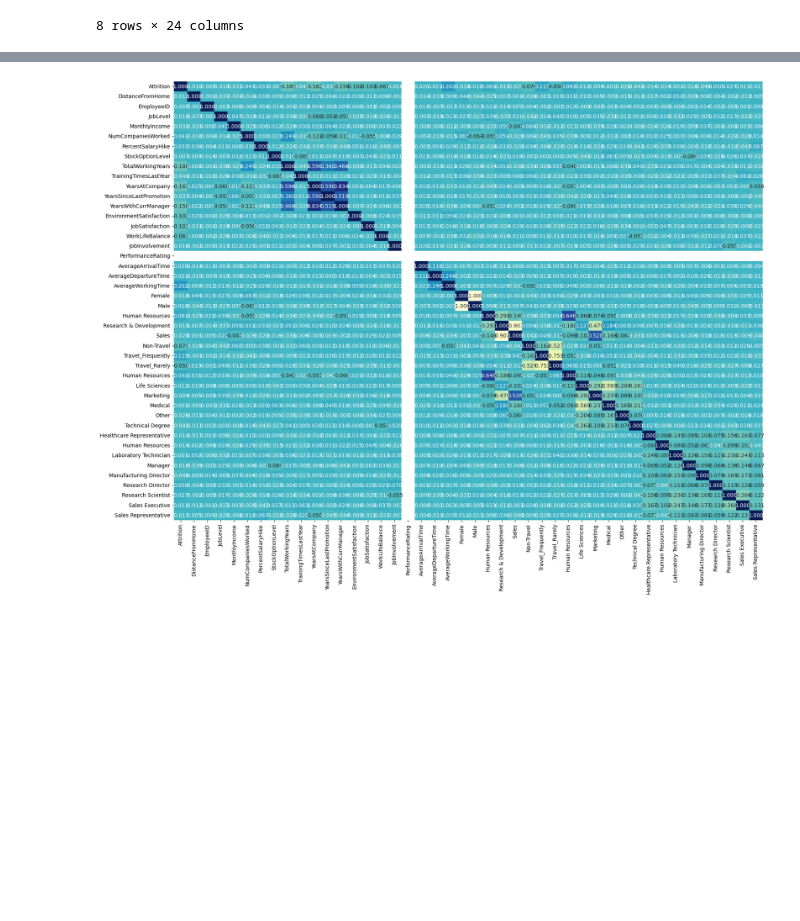
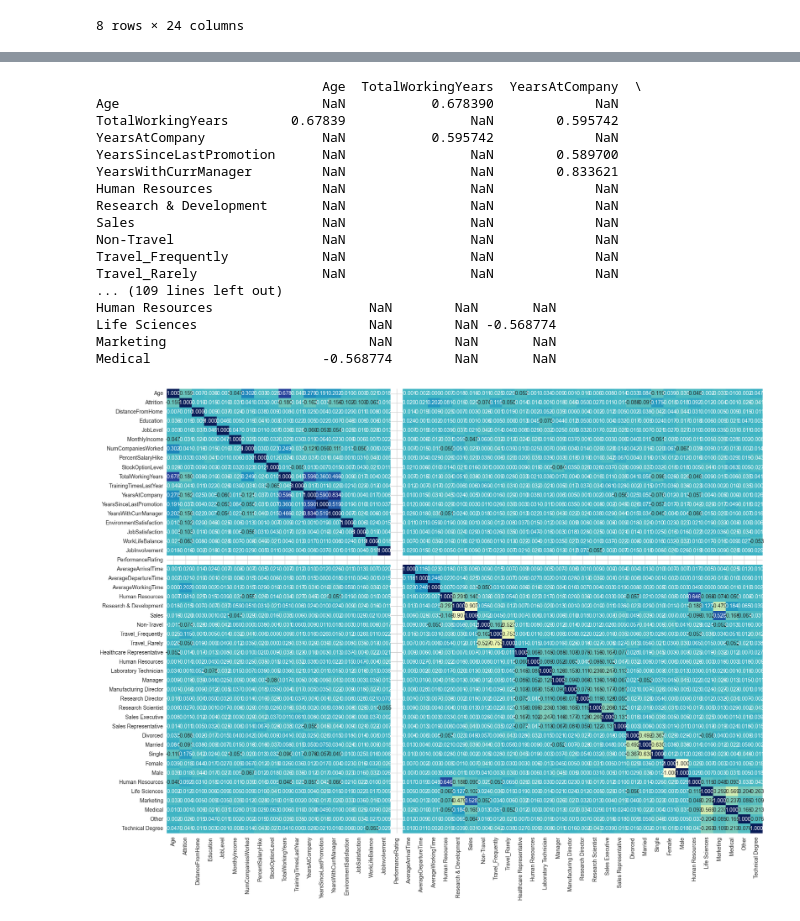
Before and after one commit to En0ri4n/AI-Project, a Jupyter notebook: Project_AI_Group_1.ipynb, the cells around one changed output, grey strips where cells are left out. Cells and saved outputs as stored; diff of their text form; code cells hidden in the pictures; blank space fills up the shorter version.

```diff
--- a/Project_AI_Group_1.ipynb
+++ b/Project_AI_Group_1.ipynb
@@ -108,7 +176,10 @@ full_employee_data.describe()
 # EmployeeCount : All values are 1
 # Over18 : All values are 'Y'
 # StandardHours : All values are 8
-full_employee_data = full_employee_data.drop(['EmployeeCount', 'Over18', 'StandardHours'], axis=1)
+columns_to_drop = ['EmployeeCount', 'Over18', 'StandardHours', 'EmployeeID']
 
-if not is_ethic:
-    full_employee_data = full_employee_data.drop(['Age', 'Education', 'Education', 'MaritalStatus'], axis=1)
+# Drop additional columns if is_ethic is True
+if is_ethic:
+    columns_to_drop += ['Age', 'Education', 'MaritalStatus', 'Gender', 'EducationField']
+
+full_employee_data = full_employee_data.drop(columns_to_drop, axis=1)
@@ -115,13 +194,16 @@ if not is_ethic:
 # %%
 #Encoding
-cat_data = ['Gender', 'Department', 'BusinessTravel', 'EducationField', 'JobRole'] + (['MaritalStatus'] if is_ethic else [])
+cat_data = ['Department', 'BusinessTravel', 'JobRole', 'MaritalStatus', 'Gender', 'EducationField']
+
+# Only encode columns that are still present in the dataframe
 for i in cat_data:
-    vals = pd.get_dummies(full_employee_data[i], sparse=True)
-    full_employee_data = pd.concat([full_employee_data, vals], axis=1)
+    if i in full_employee_data.columns:
+        vals = pd.get_dummies(full_employee_data[i], sparse=True)
+        full_employee_data = pd.concat([full_employee_data, vals], axis=1)
+        full_employee_data = full_employee_data.drop(i, axis=1)
 
+# Map Attrition column to binary values
 full_employee_data['Attrition'] = full_employee_data['Attrition'].map({'Yes': 1, 'No': 0})
-# %%
-full_employee_data = full_employee_data.drop(cat_data, axis=1)
 # %%
 #Imputation
 
@@ -210,13 +292,33 @@ dtype: int64
 # %%
-
 # Display the correlation matrix of the data
 corr_matrix = full_employee_data.corr()
+
+# Print the correlation of each data which is greater than 0.5 absolute
+high_corr = corr_matrix[(np.abs(corr_matrix) > 0.5) & (corr_matrix != 1.0)]
+print(high_corr.dropna(how='all', axis=0).dropna(how='all', axis=1))
 
 # Create a heatmap of the correlation matrix
 plt.figure(figsize=(20, 15), edgecolor='white')
 sns.heatmap(corr_matrix, annot=True, fmt='.3f', cmap='YlGnBu', cbar=False)
 plt.show()
 # %% [output]
+                             Age  TotalWorkingYears  YearsAtCompany  \
+Age                          NaN           0.678390             NaN
+TotalWorkingYears        0.67839                NaN        0.595742
+YearsAtCompany               NaN           0.595742             NaN
+YearsSinceLastPromotion      NaN                NaN        0.589700
+YearsWithCurrManager         NaN                NaN        0.833621
+Human Resources              NaN                NaN             NaN
+Research & Development       NaN                NaN             NaN
+Sales                        NaN                NaN             NaN
+Non-Travel                   NaN                NaN             NaN
+Travel_Frequently            NaN                NaN             NaN
+Travel_Rarely                NaN                NaN             NaN
+... (109 lines left out)
+Human Resources                    NaN        NaN       NaN
+Life Sciences                      NaN        NaN -0.568774
+Marketing                          NaN        NaN       NaN
+Medical                      -0.568774        NaN       NaN
-[figure, old version]
+[figure, new version]
 # %%
 full_employee_data.to_csv('full_employee_data_cleaned.csv', index=False)
```
Also changed, not shown: parts of 20 cells of this notebook.
